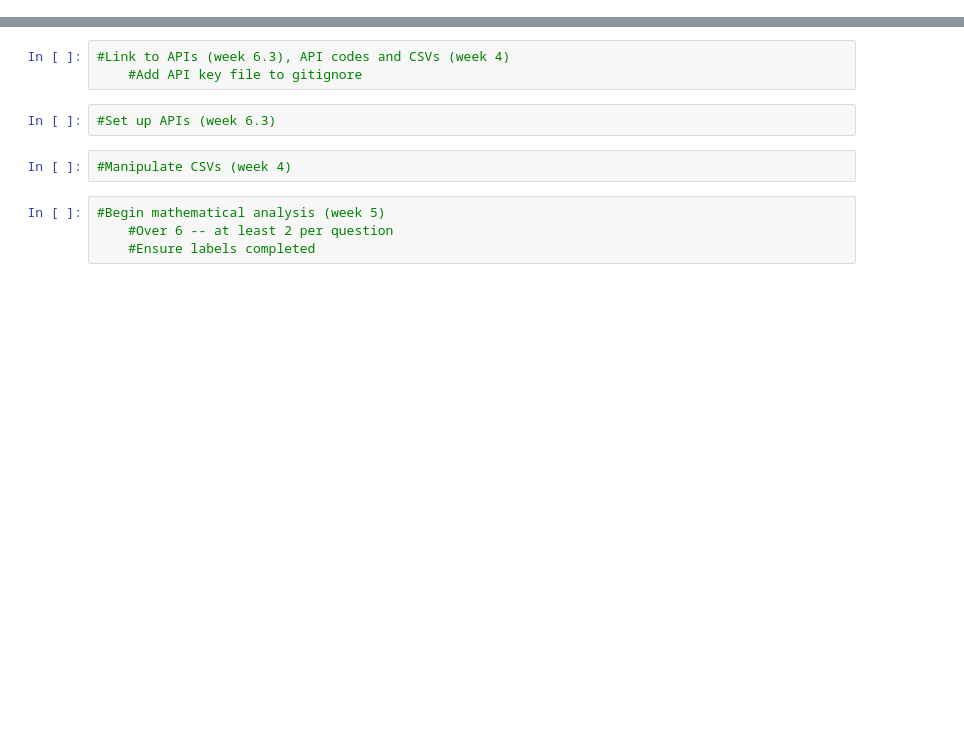
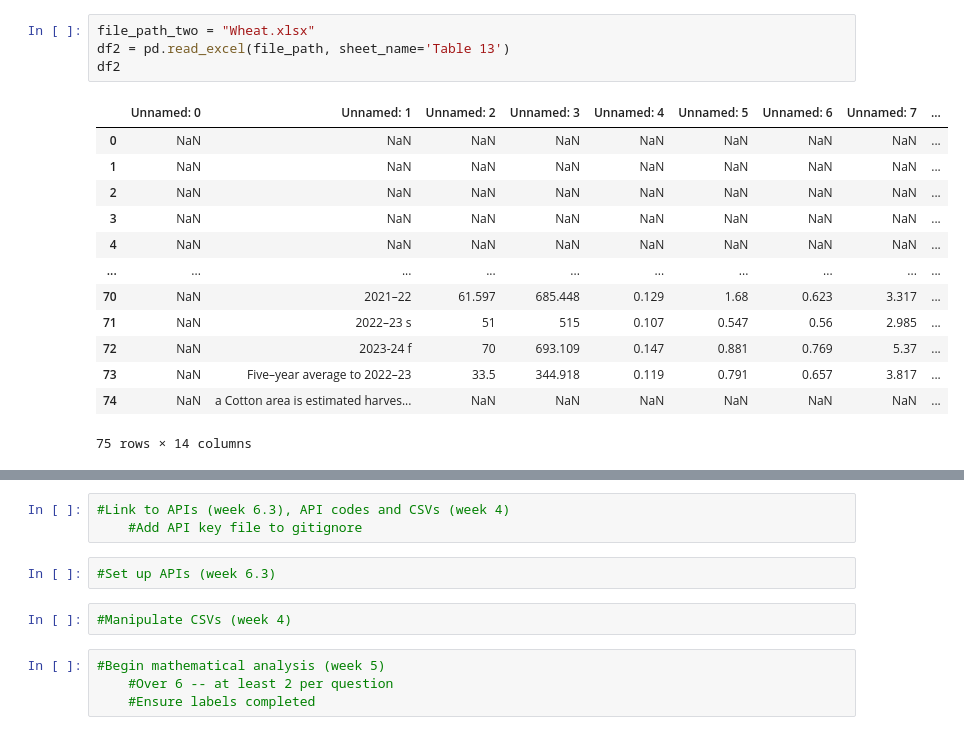
Before and after one commit to B-osborne1/project-one, a Jupyter notebook: project_main_script.ipynb, the cells around one changed output, grey strips where cells are left out. Drawn from its saved outputs; the diff is of its cells as text; blank space fills up the shorter version.

```diff
--- a/project_main_script.ipynb
+++ b/project_main_script.ipynb
@@ -18,0 +58,18 @@
+# %%
+file_path_two = "Wheat.xlsx"
+df2 = pd.read_excel(file_path, sheet_name='Table 13')
+df2
+# %% [output]
+|  | Unnamed: 0 | Unnamed: 1 | Unnamed: 2 | Unnamed: 3 | Unnamed: 4 | Unnamed: 5 | Unnamed: 6 | Unnamed: 7 | ... |
+| 0 | NaN | NaN | NaN | NaN | NaN | NaN | NaN | NaN | ... |
+| 1 | NaN | NaN | NaN | NaN | NaN | NaN | NaN | NaN | ... |
+| 2 | NaN | NaN | NaN | NaN | NaN | NaN | NaN | NaN | ... |
+| 3 | NaN | NaN | NaN | NaN | NaN | NaN | NaN | NaN | ... |
+| 4 | NaN | NaN | NaN | NaN | NaN | NaN | NaN | NaN | ... |
+| ... | ... | ... | ... | ... | ... | ... | ... | ... | ... |
+| 70 | NaN | 2021–22 | 61.597 | 685.448 | 0.129 | 1.68 | 0.623 | 3.317 | ... |
+| 71 | NaN | 2022–23 s | 51 | 515 | 0.107 | 0.547 | 0.56 | 2.985 | ... |
+| 72 | NaN | 2023-24 f | 70 | 693.109 | 0.147 | 0.881 | 0.769 | 5.37 | ... |
+| 73 | NaN | Five–year average to 2022–23 | 33.5 | 344.918 | 0.119 | 0.791 | 0.657 | 3.817 | ... |
+| 74 | NaN | a Cotton area is estimated harves... | NaN | NaN | NaN | NaN | NaN | NaN | ... |
+75 rows × 14 columns
```
Also changed, not shown: parts of 7 cells of this notebook, 3 other files.
